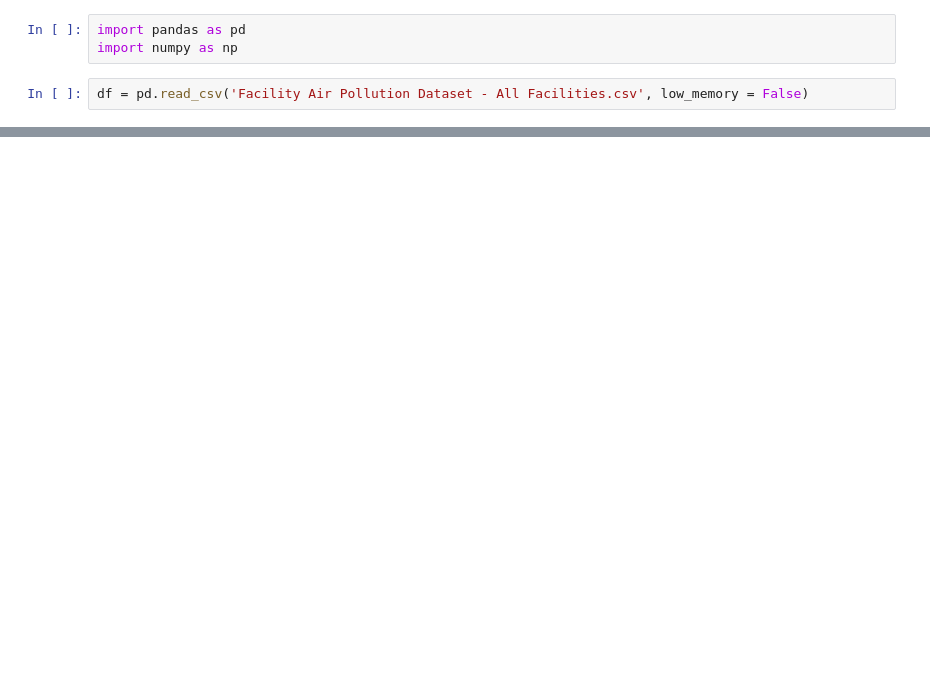
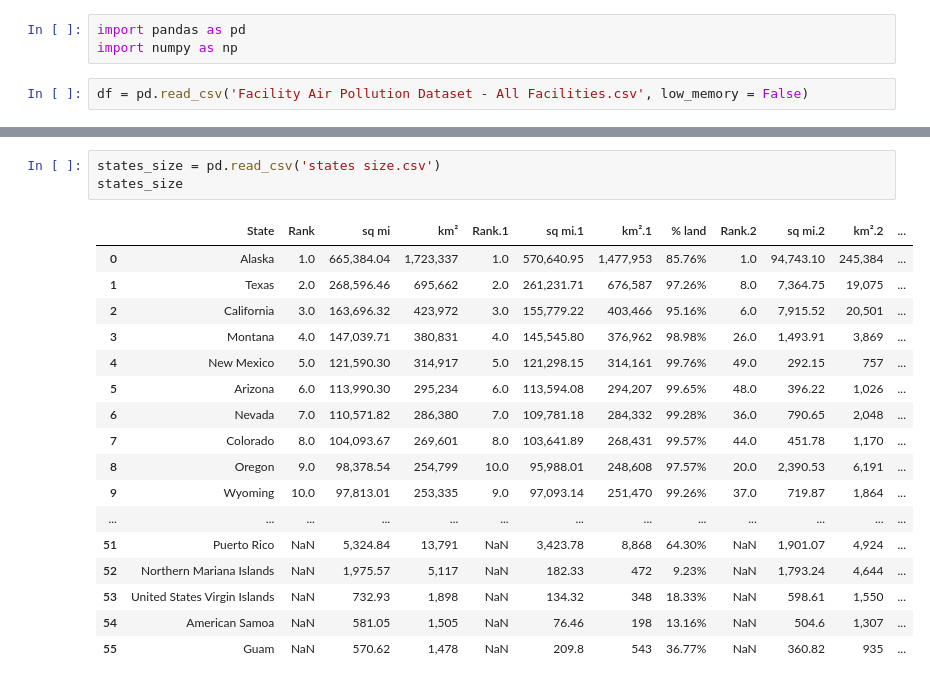
Before and after one commit to ivanescalona/GroupProject1, a Jupyter notebook: facilities_df.ipynb, the cells around one changed output, grey strips where cells are left out. Saved outputs shown, nothing was run; the diff lists cells and outputs as text; blank space fills up the shorter version.

```diff
--- a/facilities_df.ipynb
+++ b/facilities_df.ipynb
@@ -27,0 +134,21 @@ df.groupby('State').count().sort_values(by = 'Unique ID', ascending = False)
+# %%
+states_size = pd.read_csv('states size.csv')
+states_size
+# %% [output]
+|  | State | Rank | sq mi | km² | Rank.1 | sq mi.1 | km².1 | % land | Rank.2 | sq mi.2 | km².2 | ... |
+| 0 | Alaska | 1.0 | 665,384.04 | 1,723,337 | 1.0 | 570,640.95 | 1,477,953 | 85.76% | 1.0 | 94,743.10 | 245,384 | ... |
+| 1 | Texas | 2.0 | 268,596.46 | 695,662 | 2.0 | 261,231.71 | 676,587 | 97.26% | 8.0 | 7,364.75 | 19,075 | ... |
+| 2 | California | 3.0 | 163,696.32 | 423,972 | 3.0 | 155,779.22 | 403,466 | 95.16% | 6.0 | 7,915.52 | 20,501 | ... |
+| 3 | Montana | 4.0 | 147,039.71 | 380,831 | 4.0 | 145,545.80 | 376,962 | 98.98% | 26.0 | 1,493.91 | 3,869 | ... |
+| 4 | New Mexico | 5.0 | 121,590.30 | 314,917 | 5.0 | 121,298.15 | 314,161 | 99.76% | 49.0 | 292.15 | 757 | ... |
+| 5 | Arizona | 6.0 | 113,990.30 | 295,234 | 6.0 | 113,594.08 | 294,207 | 99.65% | 48.0 | 396.22 | 1,026 | ... |
+| 6 | Nevada | 7.0 | 110,571.82 | 286,380 | 7.0 | 109,781.18 | 284,332 | 99.28% | 36.0 | 790.65 | 2,048 | ... |
+| 7 | Colorado | 8.0 | 104,093.67 | 269,601 | 8.0 | 103,641.89 | 268,431 | 99.57% | 44.0 | 451.78 | 1,170 | ... |
+| 8 | Oregon | 9.0 | 98,378.54 | 254,799 | 10.0 | 95,988.01 | 248,608 | 97.57% | 20.0 | 2,390.53 | 6,191 | ... |
+| 9 | Wyoming | 10.0 | 97,813.01 | 253,335 | 9.0 | 97,093.14 | 251,470 | 99.26% | 37.0 | 719.87 | 1,864 | ... |
+| ... | ... | ... | ... | ... | ... | ... | ... | ... | ... | ... | ... | ... |
+| 51 | Puerto Rico | NaN | 5,324.84 | 13,791 | NaN | 3,423.78 | 8,868 | 64.30% | NaN | 1,901.07 | 4,924 | ... |
+| 52 | Northern Mariana Islands | NaN | 1,975.57 | 5,117 | NaN | 182.33 | 472 | 9.23% | NaN | 1,793.24 | 4,644 | ... |
+| 53 | United States Virgin Islands | NaN | 732.93 | 1,898 | NaN | 134.32 | 348 | 18.33% | NaN | 598.61 | 1,550 | ... |
+| 54 | American Samoa | NaN | 581.05 | 1,505 | NaN | 76.46 | 198 | 13.16% | NaN | 504.6 | 1,307 | ... |
+| 55 | Guam | NaN | 570.62 | 1,478 | NaN | 209.8 | 543 | 36.77% | NaN | 360.82 | 935 | ... |
```
Also changed, not shown: parts of 27 cells of this notebook, 1 other file.
